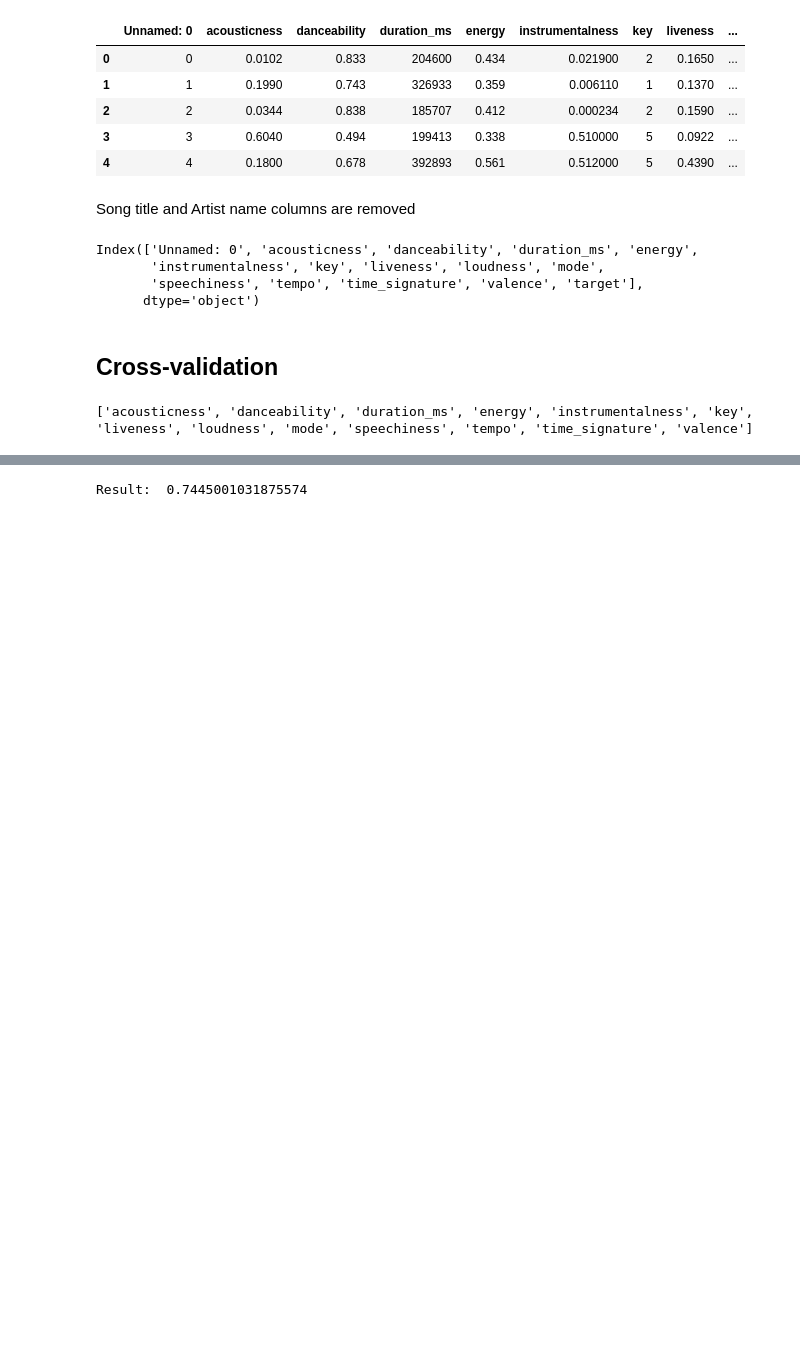
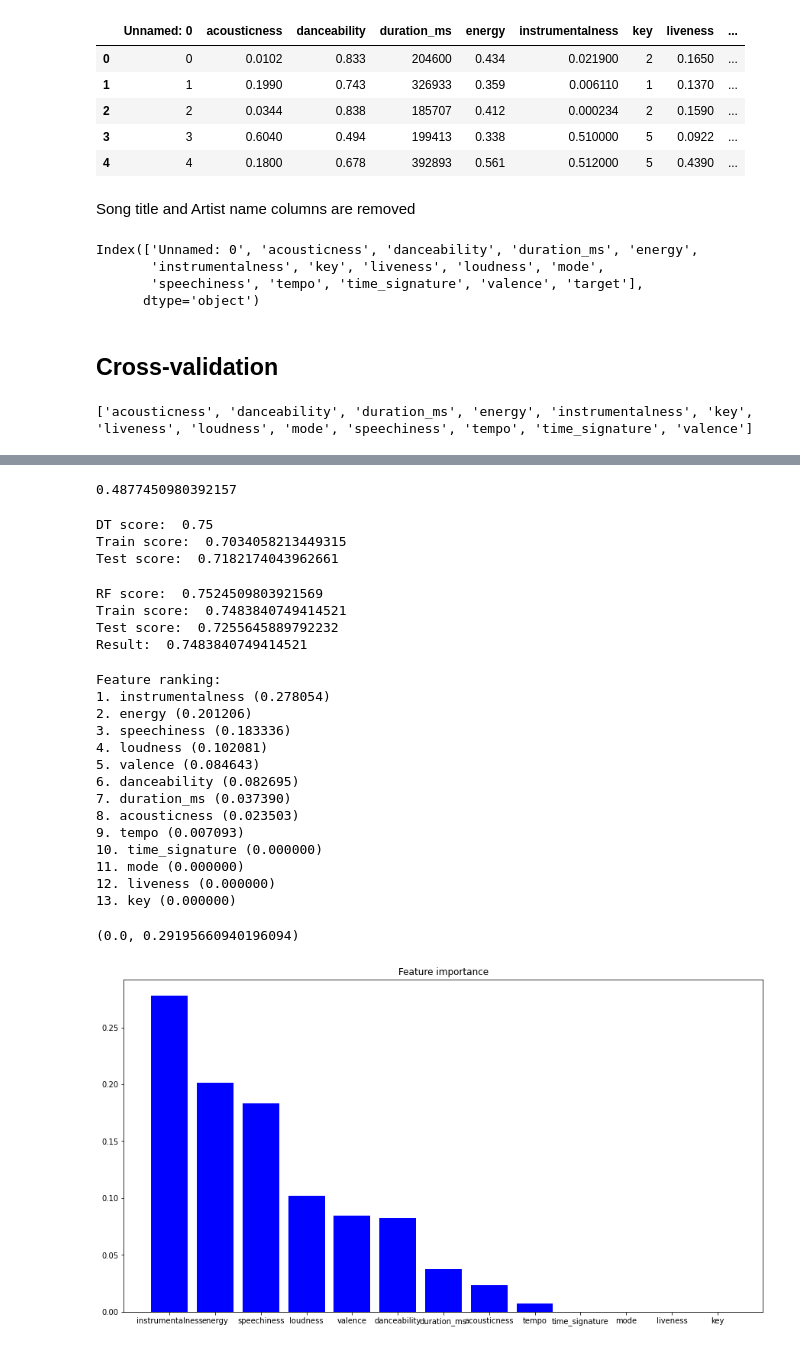
Before and after one commit to he16946/Data_Labs, a Jupyter notebook: Spotify.ipynb, the cells around one changed output, grey strips where cells are left out. Drawn from its saved outputs; the diff is of its cells as text; code cells hidden in the pictures; blank space fills up the shorter version.

```diff
--- a/Spotify.ipynb
+++ b/Spotify.ipynb
@@ -112,6 +109,63 @@ Result:  0.7377553892047054
-# %%
-rf = RandomForestClassifier(n_estimators = 100, max_depth = 4, random_state = 32)
-rf_result = cross_validate(rf, x, y)
-print("Result: ", rf_result['test_score'].mean())
-# %% [output]
-Result:  0.7445001031875574
+# %%
+x_train, x_test, y_train, y_test = train_test_split(x, y, random_state=0)
+# %%
+dummy = DummyClassifier(strategy='uniform', random_state=1)
+dummy.fit(x_train, y_train)
+dummy.score(x_test, y_test)
+# %% [output]
+0.4877450980392157
+# %%
+dt = DecisionTreeClassifier(min_samples_split = 30, max_depth = 4, random_state = 32)
+dt.fit(x_train, y_train)
+print("DT score: ", dt.score(x_test, y_test))
+print("Train score: ", cross_validate(dt, x_train, y_train)['test_score'].mean())
+print("Test score: ", cross_validate(dt, x_test, y_test)['test_score'].mean())
+# %% [output]
+DT score:  0.75
+Train score:  0.7034058213449315
+Test score:  0.7182174043962661
+# %%
+rf = RandomForestClassifier(n_estimators = 100, max_depth = 4, random_state = 32)
+rf.fit(x_train, y_train)
+print("RF score: ", rf.score(x_test, y_test))
+print("Train score: ", cross_validate(rf, x_train, y_train)['test_score'].mean())
+print("Test score: ", cross_validate(rf, x_test, y_test)['test_score'].mean())
+# %% [output]
+RF score:  0.7524509803921569
+Train score:  0.7483840749414521
+Test score:  0.7255645889792232
+Result:  0.7483840749414521
+# %%
+dt.fit(x, y)
+importances = dt.feature_importances_
+indices = np.argsort(importances)[::-1]
+
+print("Feature ranking:")
+for f in range(x.shape[1]):
+  print("%d. %s (%f)" % (f + 1, features[indices[f]], importances[indices[f]]))
+
+fig = plt.figure()
+plt.title("Feature importance")
+plt.bar(range(x.shape[1]), importances[indices], color="b", align="center")
+plt.xticks(range(x.shape[1]), np.array(features)[indices])
+plt.xlim([-1, x.shape[1]])
+fig.set_size_inches(15, 8)
+axes = plt.gca()
+axes.set_ylim([0, None])
+# %% [output]
+Feature ranking:
+1. instrumentalness (0.278054)
+2. energy (0.201206)
+3. speechiness (0.183336)
+4. loudness (0.102081)
+5. valence (0.084643)
+6. danceability (0.082695)
+7. duration_ms (0.037390)
+8. acousticness (0.023503)
+9. tempo (0.007093)
+10. time_signature (0.000000)
+11. mode (0.000000)
+12. liveness (0.000000)
+13. key (0.000000)
+(0.0, 0.29195660940196094)
+[figure, added]
```
Also changed, not shown: parts of 3 cells of this notebook.
